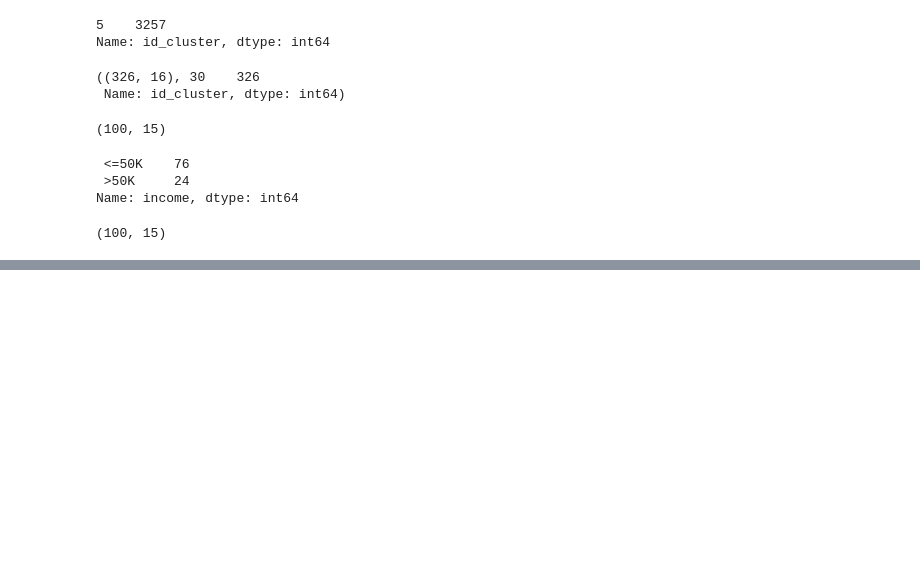
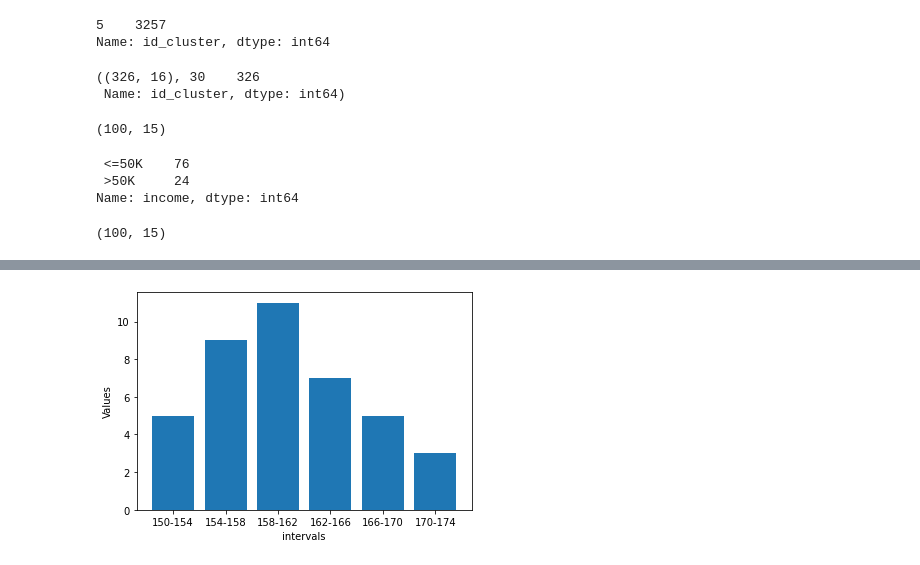
Before and after one commit to AndreyCesarVilacha/Statistic-PY, a Jupyter notebook: Cópia_de_Fundamentals.ipynb, the cells around one changed output, grey strips where cells are left out. Cells and saved outputs as stored; diff of their text form; code cells hidden in the pictures; blank space fills up the shorter version.

```diff
--- a/Cópia_de_Fundamentals.ipynb
+++ b/Cópia_de_Fundamentals.ipynb
@@ -284,0 +397,71 @@ df_test_reservoir.shape
+# %%
+#Frequency
+import numpy as np
+import matplotlib.pyplot as plt
+import pandas as pd
+import seaborn as sns
+import math
+
+#Array with fake data
+dataArray = np.array([160, 165, 167, 164, 160, 166, 160, 161, 150, 152, 173, 160, 155,
+                      164, 168, 162, 161, 168, 163, 156, 155, 169, 151 ,170, 164,
+                      155, 152, 163, 160, 155, 157, 156, 158, 158, 161, 154, 161, 156, 172, 153])
+
+#sorting the array
+data_array_sorted = np.sort(dataArray)
+
+#Getting the max and minim values from array
+minValue = data_array_sorted.min()
+maxValue = data_array_sorted.max()
+
+#Separating the unique values
+np.unique(data_array_sorted)
+
+#Numbers of classes
+n = len(data_array_sorted)
+i = 1 + 3.3 * np.log10(n) #i = 6.286
+i = round(i) # i = 6
+
+#Interval of amplitude
+AA = maxValue - minValue # AA = 23
+h = AA / i # h = 3.833..
+h = math.ceil(h) #h = 4
+
+#Interval
+interval = np.arange(minValue, maxValue + 2, step = h)
+interval1, interval2, interval3, interval4, interval5, interval6 = 0,0,0,0,0,0
+for i in range(n):
+  if data_array_sorted[i] >= interval[0] and data_array_sorted[i] < interval[1]:
+    interval1 +=1
+  elif data_array_sorted[i] >= interval[1] and data_array_sorted[i] < interval[2]:
+    interval2 += 1
+  elif data_array_sorted[i] >= interval[2] and data_array_sorted[i] < interval[3]:
+    interval3 += 1
+  elif data_array_sorted[i] >= interval[3] and data_array_sorted[i] < interval[4]:
+    interval4 += 1
+  elif data_array_sorted[i] >= interval[4] and data_array_sorted[i] < interval[5]:
+    interval5 += 1
+  elif data_array_sorted[i] >= interval[5] and data_array_sorted[i] < interval[6]:
+    interval6 += 1
+
+list_intervals = []
+list_intervals.append(interval1)
+list_intervals.append(interval2)
+list_intervals.append(interval3)
+list_intervals.append(interval4)
+list_intervals.append(interval5)
+list_intervals.append(interval6)
+list_intervals
+
+#Creating a list for classes
+list_class = []
+for i in range(len(list_intervals)):
+  list_class.append(str(interval[i]) + '-' + str(interval[i + 1]))
+list_class
+
+#plotting
+plt.bar(list_class, list_intervals)
+plt.xlabel('intervals')
+plt.ylabel('Values');
+# %% [output]
+[figure, added]
```
Also changed, not shown: parts of 63 cells of this notebook.
